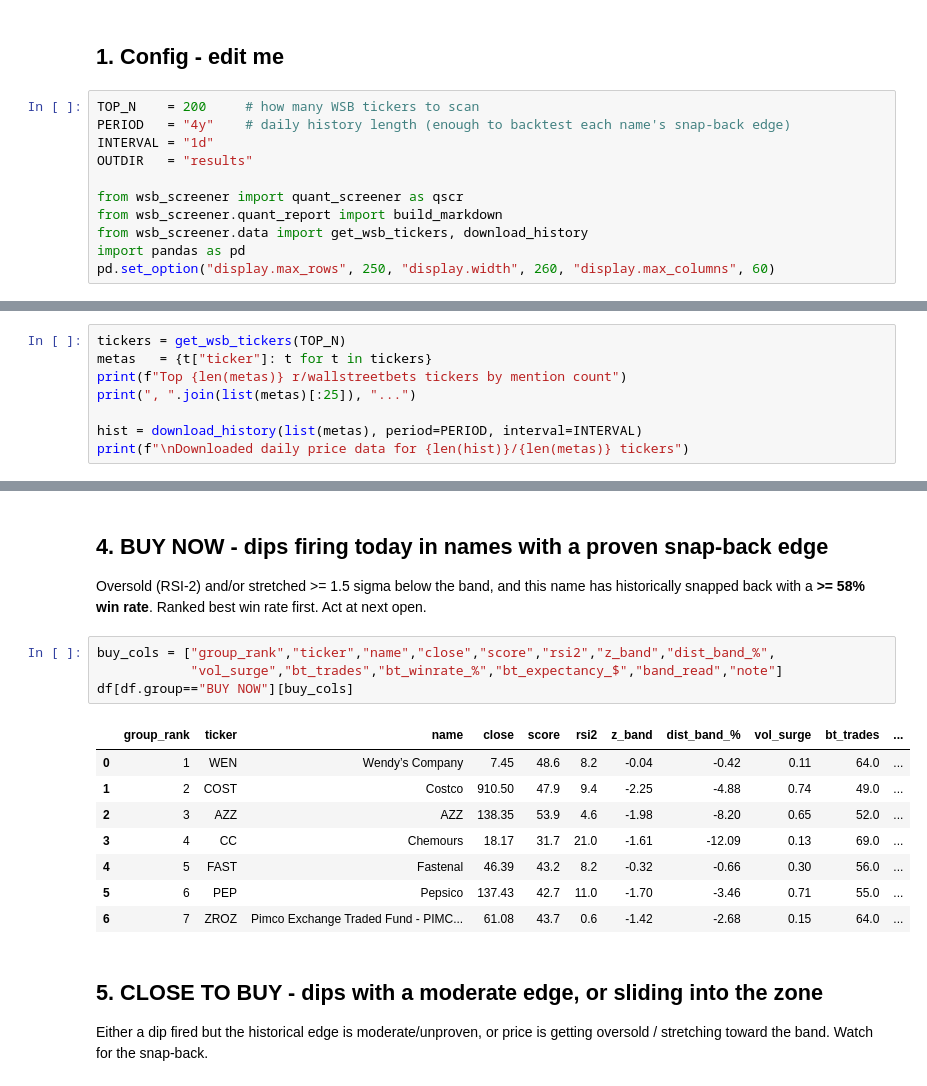
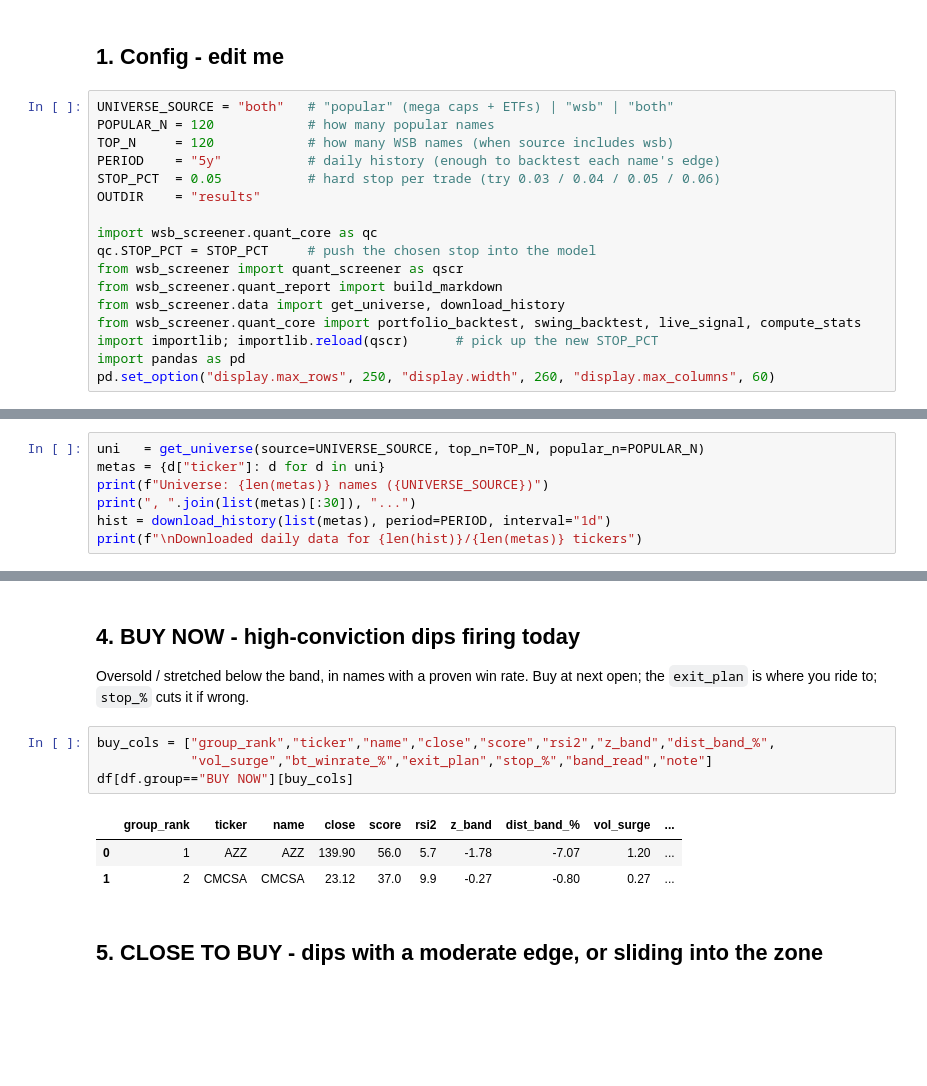
Before and after one commit to rjoshi24/trading-demo, a Jupyter notebook: daily_screener.ipynb, the cells around one changed output, grey strips where cells are left out. Drawn from its saved outputs; the diff is of its cells as text; blank space fills up the shorter version.

```diff
--- a/daily_screener.ipynb
+++ b/daily_screener.ipynb
@@ -51,14 +37,20 @@ own snap-back backtest, and **BUY NOW only shows names whose history clears a 58
 # %% [markdown]
 ## 1. Config - edit me
 # %%
-TOP_N    = 200     # how many WSB tickers to scan
-PERIOD   = "4y"    # daily history length (enough to backtest each name's snap-back edge)
-INTERVAL = "1d"
-OUTDIR   = "results"
+UNIVERSE_SOURCE = "both"   # "popular" (mega caps + ETFs) | "wsb" | "both"
+POPULAR_N = 120            # how many popular names
+TOP_N     = 120            # how many WSB names (when source includes wsb)
+PERIOD    = "5y"           # daily history (enough to backtest each name's edge)
+STOP_PCT  = 0.05           # hard stop per trade (try 0.03 / 0.04 / 0.05 / 0.06)
+OUTDIR    = "results"
 
+import wsb_screener.quant_core as qc
+qc.STOP_PCT = STOP_PCT     # push the chosen stop into the model
 from wsb_screener import quant_screener as qscr
 from wsb_screener.quant_report import build_markdown
-from wsb_screener.data import get_wsb_tickers, download_history
+from wsb_screener.data import get_universe, download_history
+from wsb_screener.quant_core import portfolio_backtest, swing_backtest, live_signal, compute_stats
+import importlib; importlib.reload(qscr)      # pick up the new STOP_PCT
 import pandas as pd
 pd.set_option("display.max_rows", 250, "display.width", 260, "display.max_columns", 60)
 # %% [markdown]
@@ -66,9 +58,8 @@ pd.set_option("display.max_rows", 250, "display.width", 260, "display.max_column
 # %%
-tickers = get_wsb_tickers(TOP_N)
-metas   = {t["ticker"]: t for t in tickers}
-print(f"Top {len(metas)} r/wallstreetbets tickers by mention count")
-print(", ".join(list(metas)[:25]), "...")
-
-hist = download_history(list(metas), period=PERIOD, interval=INTERVAL)
-print(f"\nDownloaded daily price data for {len(hist)}/{len(metas)} tickers")
+uni   = get_universe(source=UNIVERSE_SOURCE, top_n=TOP_N, popular_n=POPULAR_N)
+metas = {d["ticker"]: d for d in uni}
+print(f"Universe: {len(metas)} names ({UNIVERSE_SOURCE})")
+print(", ".join(list(metas)[:30]), "...")
+hist = download_history(list(metas), period=PERIOD, interval="1d")
+print(f"\nDownloaded daily data for {len(hist)}/{len(metas)} tickers")
 # %% [output]
@@ -117,25 +100,18 @@ CLOSE TO BUY           5
 Name: count, dtype: int64
-# %% [markdown]
-## 4. BUY NOW - dips firing today in names with a proven snap-back edge
-Oversold (RSI-2) and/or stretched >= 1.5 sigma below the band, and this name has historically
-snapped back with a **>= 58% win rate**. Ranked best win rate first. Act at next open.
+# %% [markdown]
+## 4. BUY NOW - high-conviction dips firing today
+Oversold / stretched below the band, in names with a proven win rate. Buy at next open;
+the `exit_plan` is where you ride to; `stop_%` cuts it if wrong.
 # %%
 buy_cols = ["group_rank","ticker","name","close","score","rsi2","z_band","dist_band_%",
-            "vol_surge","bt_trades","bt_winrate_%","bt_expectancy_$","band_read","note"]
+            "vol_surge","bt_winrate_%","exit_plan","stop_%","band_read","note"]
 df[df.group=="BUY NOW"][buy_cols]
 # %% [output]
-|  | group_rank | ticker | name | close | score | rsi2 | z_band | dist_band_% | vol_surge | bt_trades | ... |
-| 0 | 1 | WEN | Wendy’s Company | 7.45 | 48.6 | 8.2 | -0.04 | -0.42 | 0.11 | 64.0 | ... |
-| 1 | 2 | COST | Costco | 910.50 | 47.9 | 9.4 | -2.25 | -4.88 | 0.74 | 49.0 | ... |
-| 2 | 3 | AZZ | AZZ | 138.35 | 53.9 | 4.6 | -1.98 | -8.20 | 0.65 | 52.0 | ... |
-| 3 | 4 | CC | Chemours | 18.17 | 31.7 | 21.0 | -1.61 | -12.09 | 0.13 | 69.0 | ... |
-| 4 | 5 | FAST | Fastenal | 46.39 | 43.2 | 8.2 | -0.32 | -0.66 | 0.30 | 56.0 | ... |
-| 5 | 6 | PEP | Pepsico | 137.43 | 42.7 | 11.0 | -1.70 | -3.46 | 0.71 | 55.0 | ... |
-| 6 | 7 | ZROZ | Pimco Exchange Traded Fund - PIMC... | 61.08 | 43.7 | 0.6 | -1.42 | -2.68 | 0.15 | 64.0 | ... |
+|  | group_rank | ticker | name | close | score | rsi2 | z_band | dist_band_% | vol_surge | ... |
+| 0 | 1 | AZZ | AZZ | 139.90 | 56.0 | 5.7 | -1.78 | -7.07 | 1.20 | ... |
+| 1 | 2 | CMCSA | CMCSA | 23.12 | 37.0 | 9.9 | -0.27 | -0.80 | 0.27 | ... |
 # %% [markdown]
 ## 5. CLOSE TO BUY - dips with a moderate edge, or sliding into the zone
-Either a dip fired but the historical edge is moderate/unproven, or price is getting oversold /
-stretching toward the band. Watch for the snap-back.
 # %%
 near_cols = ["group_rank","ticker","name","close","score","rsi2","z_band","dist_band_%",
              "vol_surge","bt_winrate_%","band_read","note"]
```
Also changed, not shown: parts of 19 cells of this notebook, 7 other files.
